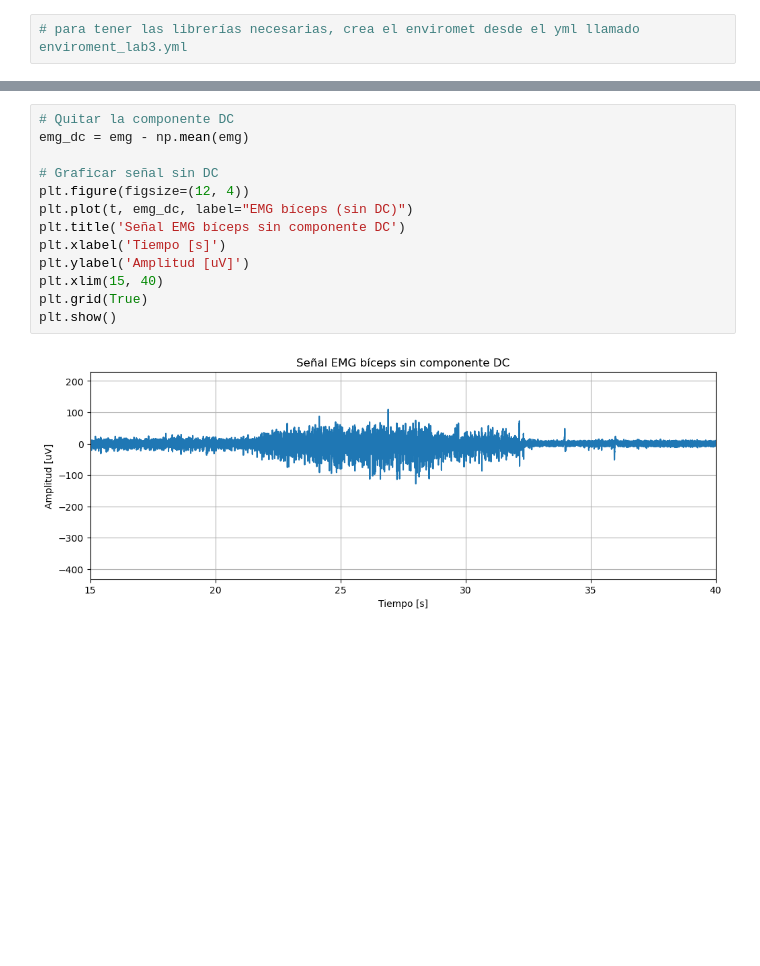
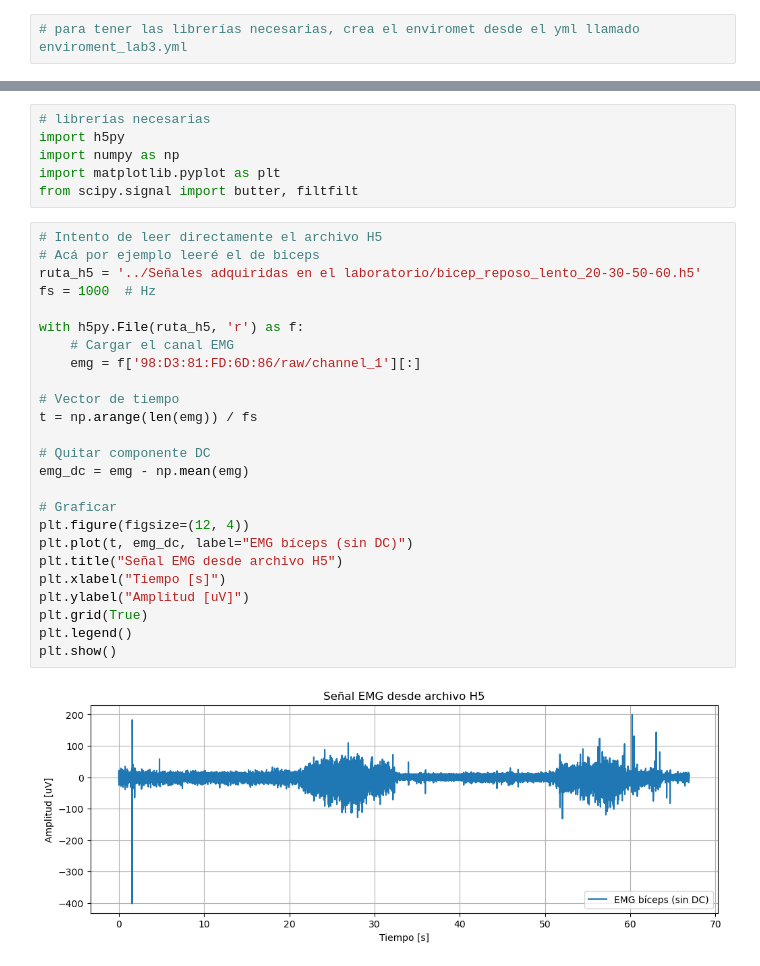
Before and after one commit to Lucero-Munive/GRUPO-06-ISB-2025-II, a Jupyter notebook: Laboratorios/Laboratorio 3 - sEMG/Codigos_intento/lab3_avance.ipynb, the cells around one changed output, grey strips where cells are left out. Cells and saved outputs as stored; diff of their text form; blank space fills up the shorter version.

```diff
--- a/Laboratorios/Laboratorio 3 - sEMG/Codigos_intento/lab3_avance.ipynb
+++ b/Laboratorios/Laboratorio 3 - sEMG/Codigos_intento/lab3_avance.ipynb
@@ -66,16 +5,34 @@ Forma de los datos (txt): (66900, 6)
-# %%
-# Quitar la componente DC
-emg_dc = emg - np.mean(emg)
-
-# Graficar señal sin DC
-plt.figure(figsize=(12, 4))
-plt.plot(t, emg_dc, label="EMG bíceps (sin DC)")
-plt.title('Señal EMG bíceps sin componente DC')
-plt.xlabel('Tiempo [s]')
-plt.ylabel('Amplitud [uV]')
-plt.xlim(15, 40)
-plt.grid(True)
-plt.show()
-# %% [output]
-[figure, removed]
+# %%
+# librerías necesarias
+import h5py
+import numpy as np
+import matplotlib.pyplot as plt
+from scipy.signal import butter, filtfilt
+# %%
+# Intento de leer directamente el archivo H5
+# Acá por ejemplo leeré el de biceps
+ruta_h5 = '../Señales adquiridas en el laboratorio/bicep_reposo_lento_20-30-50-60.h5'
+fs = 1000  # Hz
+
+with h5py.File(ruta_h5, 'r') as f:
+    # Cargar el canal EMG
+    emg = f['98:D3:81:FD:6D:86/raw/channel_1'][:]
+
+# Vector de tiempo
+t = np.arange(len(emg)) / fs
+
+# Quitar componente DC
+emg_dc = emg - np.mean(emg)
+
+# Graficar
+plt.figure(figsize=(12, 4))
+plt.plot(t, emg_dc, label="EMG bíceps (sin DC)")
+plt.title("Señal EMG desde archivo H5")
+plt.xlabel("Tiempo [s]")
+plt.ylabel("Amplitud [uV]")
+plt.grid(True)
+plt.legend()
+plt.show()
+# %% [output]
+[figure, added]
 # %%
```
Also changed, not shown: parts of 3 cells of this notebook.
